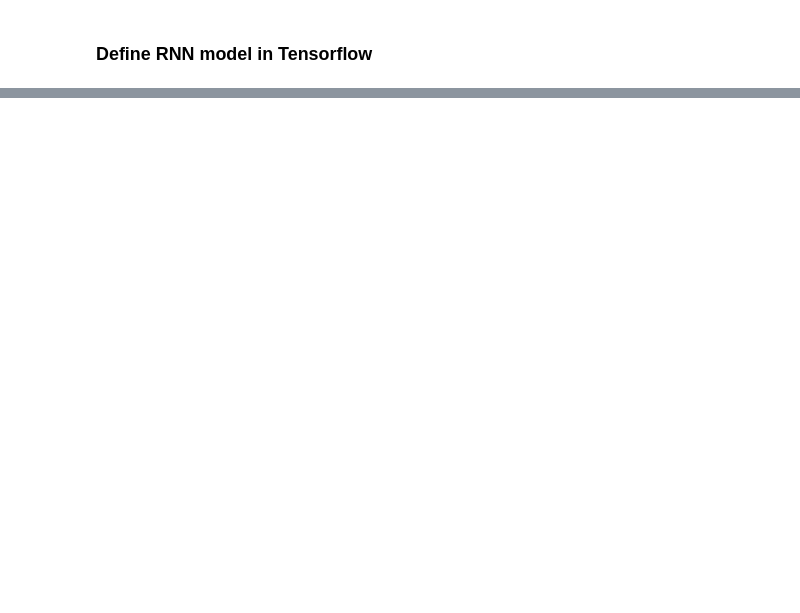
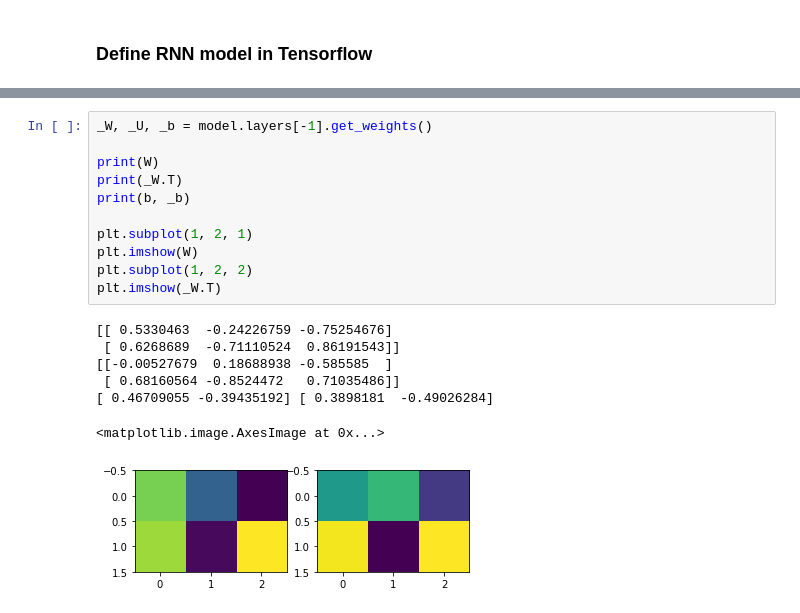
Before and after one commit to SachsLab/IntracranialNeurophysDL, a Jupyter notebook: notebooks/05_01_intro_to_RNNs.ipynb, the cells around one changed output, grey strips where cells are left out. Cells and saved outputs as stored; diff of their text form; blank space fills up the shorter version.

```diff
--- a/notebooks/05_01_intro_to_RNNs.ipynb
+++ b/notebooks/05_01_intro_to_RNNs.ipynb
@@ -157,0 +166,19 @@ ValueError: Empty training data.
+# %%
+_W, _U, _b = model.layers[-1].get_weights()
+
+print(W)
+print(_W.T)
+print(b, _b)
+
+plt.subplot(1, 2, 1)
+plt.imshow(W)
+plt.subplot(1, 2, 2)
+plt.imshow(_W.T)
+# %% [output]
+[[ 0.5330463  -0.24226759 -0.75254676]
+ [ 0.6268689  -0.71110524  0.86191543]]
+[[-0.00527679  0.18688938 -0.585585  ]
+ [ 0.68160564 -0.8524472   0.71035486]]
+[ 0.46709055 -0.39435192] [ 0.3898181  -0.49026284]
+<matplotlib.image.AxesImage at 0x...>
+[figure, added]
```
Also changed, not shown: parts of 15 cells of this notebook.
